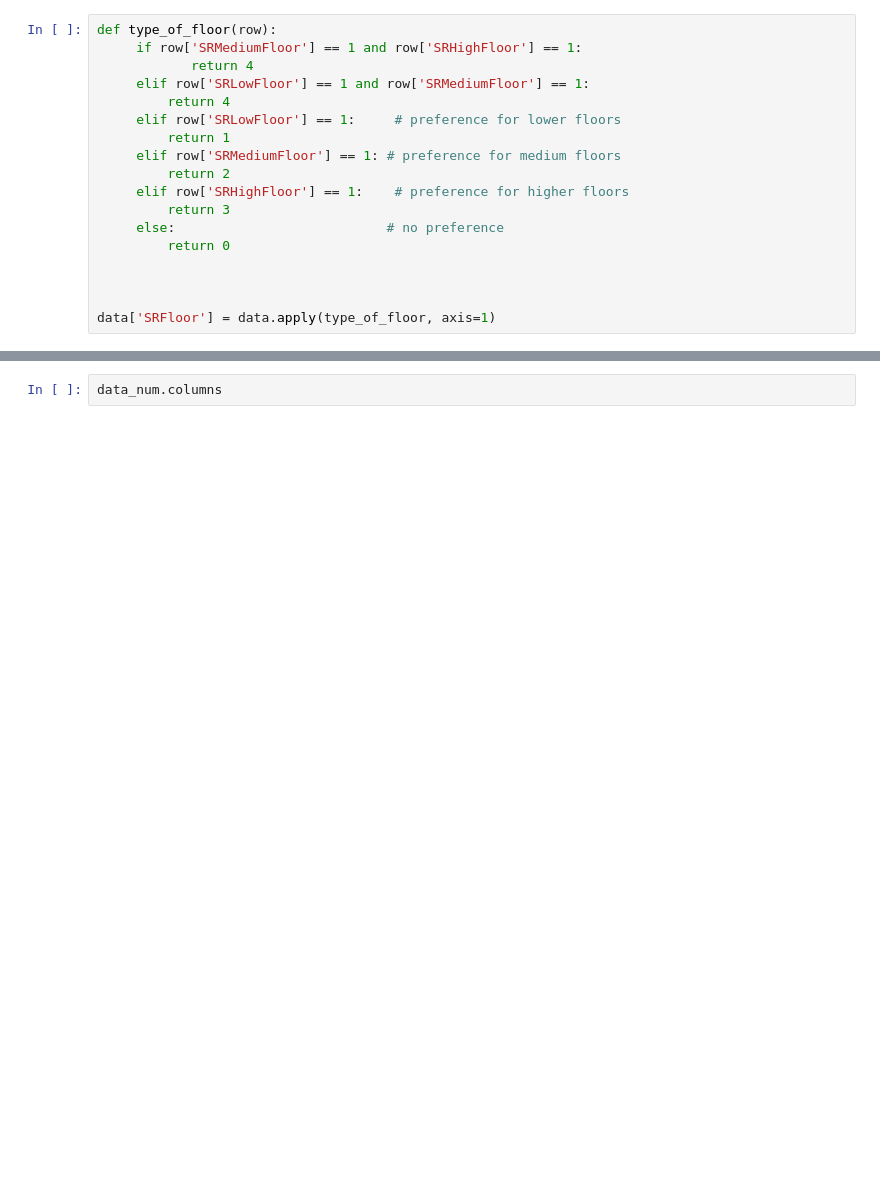
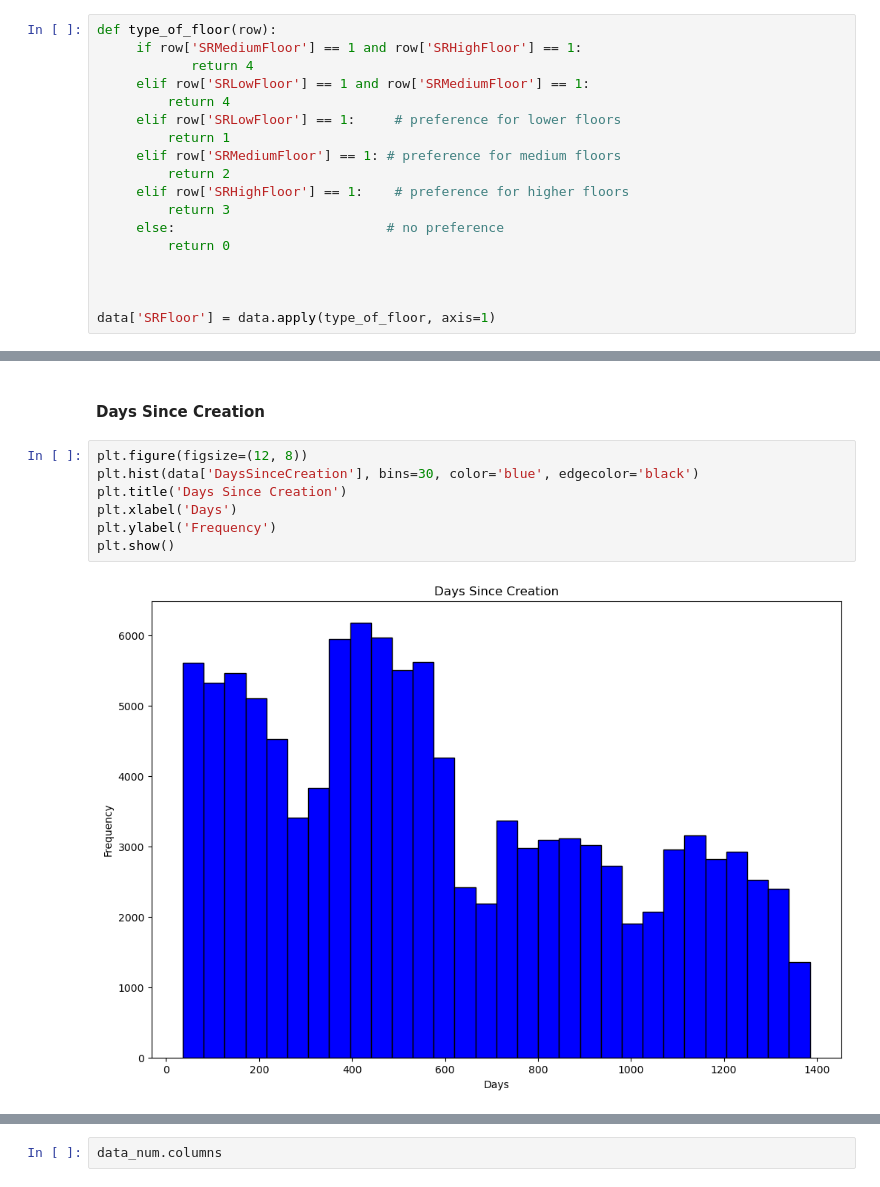
Before and after one commit to RubenCMarques/Hotel-Customer-Segmentation, a Jupyter notebook: Notebooks/Ruben_Workspace.ipynb, the cells around one changed output, grey strips where cells are left out. Saved outputs shown, nothing was run; the diff lists cells and outputs as text; blank space fills up the shorter version.

```diff
--- a/Notebooks/Ruben_Workspace.ipynb
+++ b/Notebooks/Ruben_Workspace.ipynb
@@ -331,0 +429,11 @@ How many rows have zero information?
+# %% [markdown]
+#### Days Since Creation
+# %%
+plt.figure(figsize=(12, 8))
+plt.hist(data['DaysSinceCreation'], bins=30, color='blue', edgecolor='black')
+plt.title('Days Since Creation')
+plt.xlabel('Days')
+plt.ylabel('Frequency')
+plt.show()
+# %% [output]
+[figure, added]
```
Also changed, not shown: parts of 26 cells of this notebook.
